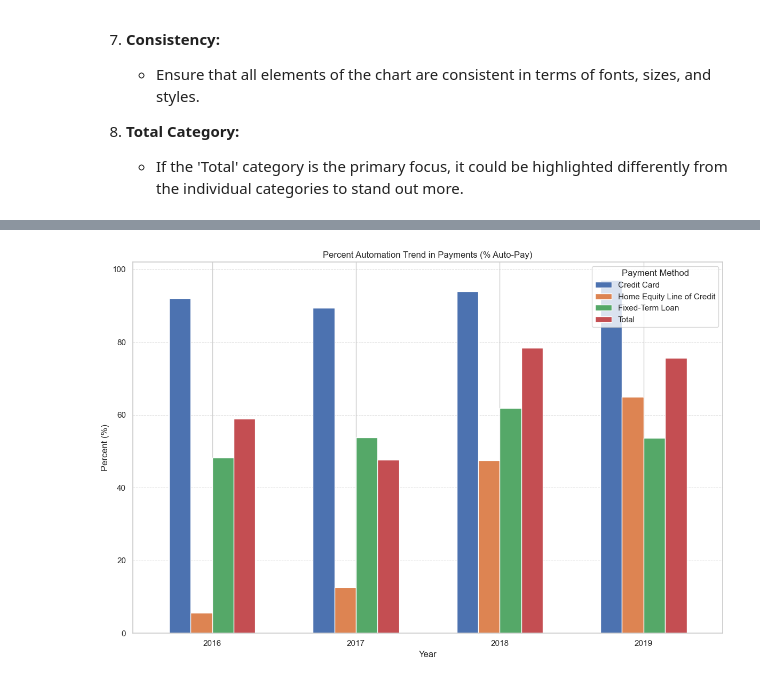
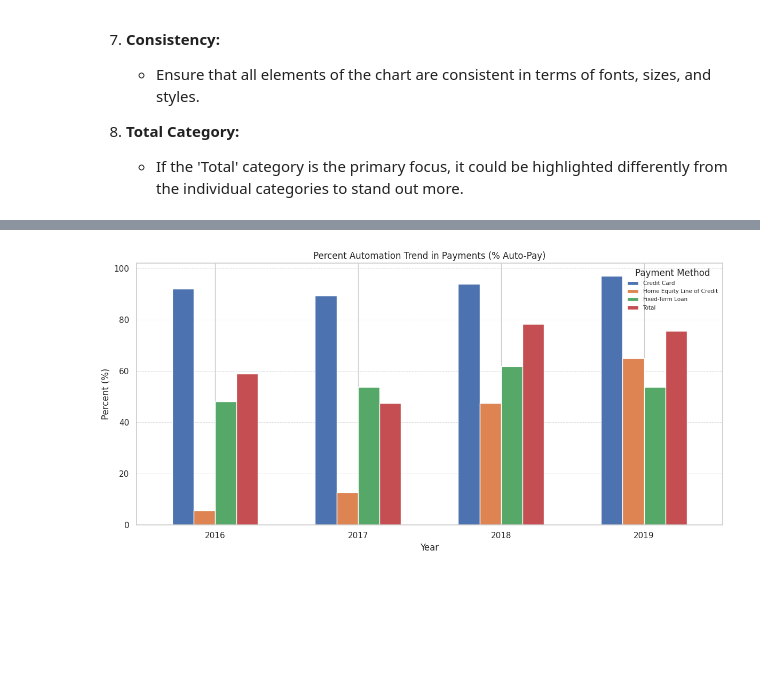
Before and after one commit to peyman886/Data_Visualization, a Jupyter notebook: HW2/Visualization_HW2.ipynb, the cells around one changed output, grey strips where cells are left out. Saved outputs shown, nothing was run; the diff lists cells and outputs as text; code cells hidden in the pictures; blank space fills up the shorter version.

```diff
--- a/HW2/Visualization_HW2.ipynb
+++ b/HW2/Visualization_HW2.ipynb
@@ -346,16 +331,16 @@ df_figure5 = pd.read_csv('problem_5.csv')
 # %%
 
 # df_figure5.set_index('payment', inplace=True)
-df_figure5.transpose().plot(kind='bar', figsize=(12, 8),width=0.6)
+df_figure5.transpose().plot(kind='bar', figsize=(12, 6),width=0.6)
 
 # Customize the plot to improve its appearance
 plt.title('Percent Automation Trend in Payments (% Auto-Pay)')
 plt.ylabel('Percent (%)')
 plt.xlabel('Year')
 plt.xticks(rotation=0)
 plt.grid(axis='y', linestyle='--', linewidth=0.7, alpha=0.7)
-plt.legend(title='Payment Method')
+plt.legend(title='Payment Method',loc=1, fontsize=7.5)
 plt.tight_layout()  # Adjust layout to fit everything
 plt.show()
 # %% [output]
-[figure, old version]
+[figure, new version]
```
Also changed, not shown: parts of 5 cells of this notebook.
